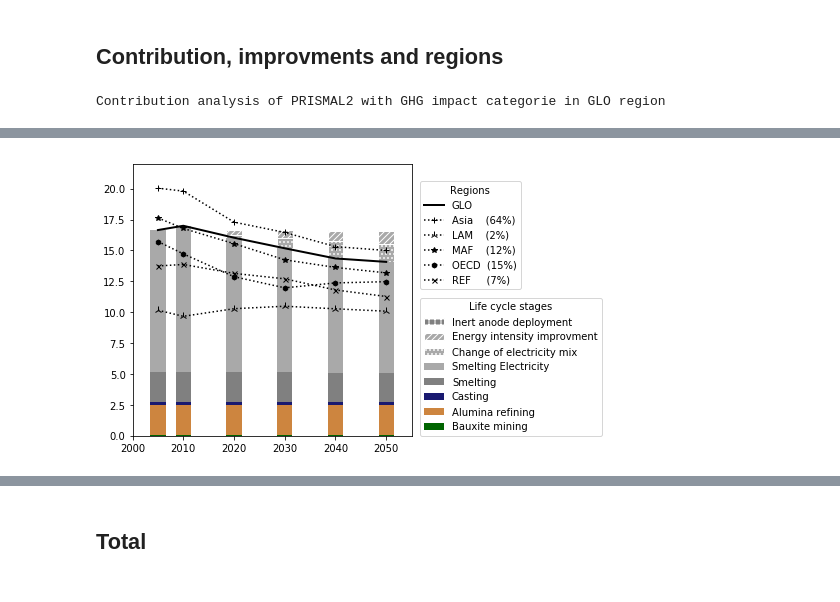
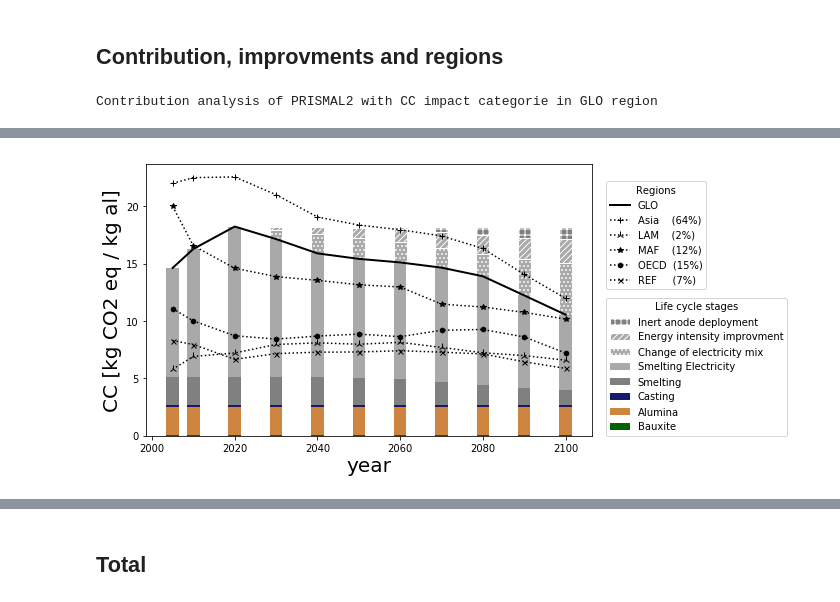
Before and after one commit to jpedneault/PRISMAL, a Jupyter notebook: doc/PRISMAL.ipynb, the cells around one changed output, grey strips where cells are left out. Saved outputs shown, nothing was run; the diff lists cells and outputs as text; code cells hidden in the pictures.

```diff
--- a/doc/PRISMAL.ipynb
+++ b/doc/PRISMAL.ipynb
@@ -206,6 +208,7 @@ prismal5_imp_60 = pd.concat([prismal5_imp_60], keys=['PRISMAL5'])
 prismal5_imp = pd.concat([prismal5_imp_26, prismal5_imp_34, prismal5_imp_45, prismal5_imp_60, prismal5_imp_bl])
 
 prismal_imp_all = pd.concat([prismal1_imp, prismal2_imp, prismal3_imp, prismal4_imp, prismal5_imp], axis=0)
+prismal_imp_all[[2005, 2010 , 2020]] =0
 prismal_imp_all.index.names = ['PRISMAL','MS','Improvments', 'Regions', 'Impacts']
 # %%
 #Scale up of relative impacts to total impacts
@@ -427,24 +697,28 @@ plt.rc('axes', labelsize= 20)
 # %% [markdown]
 ## Contribution, improvments and regions
 # %%
-#2050 time horizon
+#2100 time horizon
 scenario = 'PRISMAL2'
 region = 'GLO'
-impact = 'GHG'
+impact = 'CC'
 ms = 'msbl'
 
 #Unit for y axis
 unit=''
-if impact=='GHG':
-    unit='GHG [kg CO2 eq / kg Al]'
+if impact=='CC':
+    unit='CC [kg CO2 eq / kg al]'
 
 if impact=='HH':
-    unit='HH [DALY / kg Al]'
+    unit='HH [DALY / kg al]'
 
 if impact=='EQ':
-    unit='EQ [PDF·m2·yr/m3 / kg Al]'
+    unit='EQ [PDF·m2·yr / kg al]'
 
 x = prismal_all.columns
+
+
+fig = plt.figure(figsize=(8,5))
+ax = fig.add_subplot(1, 1, 1)
 
 #Stacked bar for life cycle stages
 bauxite = prismal_all.loc[scenario,ms,'Bauxite',region,impact]
@@ -457,11 +731,8 @@ energy_int_imp = prismal_imp_all.loc[scenario,ms,'Energy int. imp.', region, imp
 inert_anode_deployment = prismal_imp_all.loc[scenario,ms,'Inert anode deployment', region, impact]
 
 Contribution = pd.concat([bauxite, alumina, casting, smelting_dir, smelting_ind, energy_cha_imp, energy_int_imp, inert_anode_deployment], axis=1).T
-Contribution.index = ['Bauxite mining', 'Alumina refining','Casting','Electrolysis', 'Electricity for smelting','Changes in elec. mix','Energy int. imp','Inert anode deployment']
+Contribution.index = ['Bauxite', 'Alumina','Casting','Electrolysis', 'Electricity for smelting','Changes in elec. mix','Energy int. imp','Inert anode deployment']
 Contribution.index.rename('Life cycle stages')
-
-fig = plt.figure(figsize=(5,5))
-ax = fig.add_subplot(1, 1, 1)
 
 plt.bar(x, inert_anode_deployment, 3.1, bottom = bauxite+alumina+casting+smelting_dir+smelting_ind+energy_cha_imp+energy_int_imp, color = 'grey', hatch='++', edgecolor='w')
 plt.bar(x, energy_int_imp, 3.1, bottom = bauxite+alumina+casting+smelting_dir+smelting_ind+energy_cha_imp, color = 'darkgrey', hatch='////', edgecolor='w')
@@ -472,36 +743,34 @@ plt.bar(x, casting, 3, bottom= bauxite+alumina, color='midnightblue')
 plt.bar(x, alumina, 3, bottom=bauxite, color='peru')
 plt.bar(x, bauxite, 3, color='darkgreen')
 
+
 #Legends
-legend_stages = plt.legend(['Inert anode deployment','Energy intensity improvment','Change of electricity mix','Smelting Electricity','Smelting','Casting','Alumina refining','Bauxite mining'], title='Life cycle stages', loc=(1.03, 0.0))
-ax1 = plt.gca().add_artist(legend_stages)
+legend_stages = plt.legend(['Inert anode deployment','Energy intensity improvment','Change of electricity mix','Smelting Electricity','Smelting','Casting','Alumina','Bauxite'], title='Life cycle stages', loc=(1.03, 0.0))
+ax = plt.gca().add_artist(legend_stages)
 
 #Regional evolution
 
-glo = prismal_all.loc[scenario,ms,:,'GLO',impact].loc[:,[2005, 2010, 2020, 2030, 2040, 2050]].sum(axis=0)
-asia = prismal_all.loc[scenario,ms,:,'Asia',impact].loc[:,[2005, 2010, 2020, 2030, 2040, 2050]].sum(axis=0)
-lam = prismal_all.loc[scenario,ms,:,'LAM',impact].loc[:,[2005, 2010, 2020, 2030, 2040, 2050]].sum(axis=0)
-maf = prismal_all.loc[scenario,ms,:,'MAF',impact].loc[:,[2005, 2010, 2020, 2030, 2040, 2050]].sum(axis=0)
-oecd = prismal_all.loc[scenario,ms,:,'OECD',impact].loc[:,[2005, 2010, 2020, 2030, 2040, 2050]].sum(axis=0)
-ref = prismal_all.loc[scenario,ms,:,'REF',impact].loc[:,[2005, 2010, 2020, 2030, 2040, 2050]].sum(axis=0)
-
+glo = prismal_all.loc[scenario,ms,:,'GLO',impact].sum(axis=0)
+asia = prismal_all.loc[scenario,ms,:,'Asia',impact].sum(axis=0)
+lam = prismal_all.loc[scenario,ms,:,'LAM',impact].sum(axis=0)
+maf = prismal_all.loc[scenario,ms,:,'MAF',impact].sum(axis=0)
+oecd = prismal_all.loc[scenario,ms,:,'OECD',impact].sum(axis=0)
+ref = prismal_all.loc[scenario,ms,:,'REF',impact].sum(axis=0)
 plt.plot(glo, color='k', linewidth=2)
 plt.plot(asia, color='k', marker='+', ls=':', markersize=6)
 plt.plot(lam, color='k', ls=':', marker='2', markersize=8)
 plt.plot(maf, color='k', ls=':', marker='*', markersize=6)
 plt.plot(oecd, color='k', ls=':', marker='h', markersize=5)
 plt.plot(ref, color='k', ls=':',marker='x', markersize=5)
-
 plt.legend(['GLO', 'Asia    (64%)', 'LAM    (2%)','MAF    (12%)','OECD  (15%)','REF     (7%)'], title='Regions', loc=(1.03, 0.54))
 
 
-ax.set_xlim(xmin=2000, xmax=2055)
-ax.set_ylim(ymin=0, ymax=22)
+y_axe = plt.ylabel(unit)
+x_axe = plt.xlabel('year')
 
 print('Contribution analysis of %s with %s impact categorie in %s region' % (scenario, impact, region))
-display(Contribution.loc[:,[2005, 2010, 2020, 2030, 2040, 2050]])
+display(Contribution)
 plt.rc('axes', labelsize= 15)
-
 plt.show()
 # %% [output]
-Contribution analysis of PRISMAL2 with GHG impact categorie in GLO region
+Contribution analysis of PRISMAL2 with CC impact categorie in GLO region
@@ -517 +786 @@ Contribution analysis of PRISMAL2 with GHG impact categorie in GLO region
-[figure, old version]
+[figure, new version]
```
Also changed, not shown: parts of 48 cells of this notebook, 2 other files.
